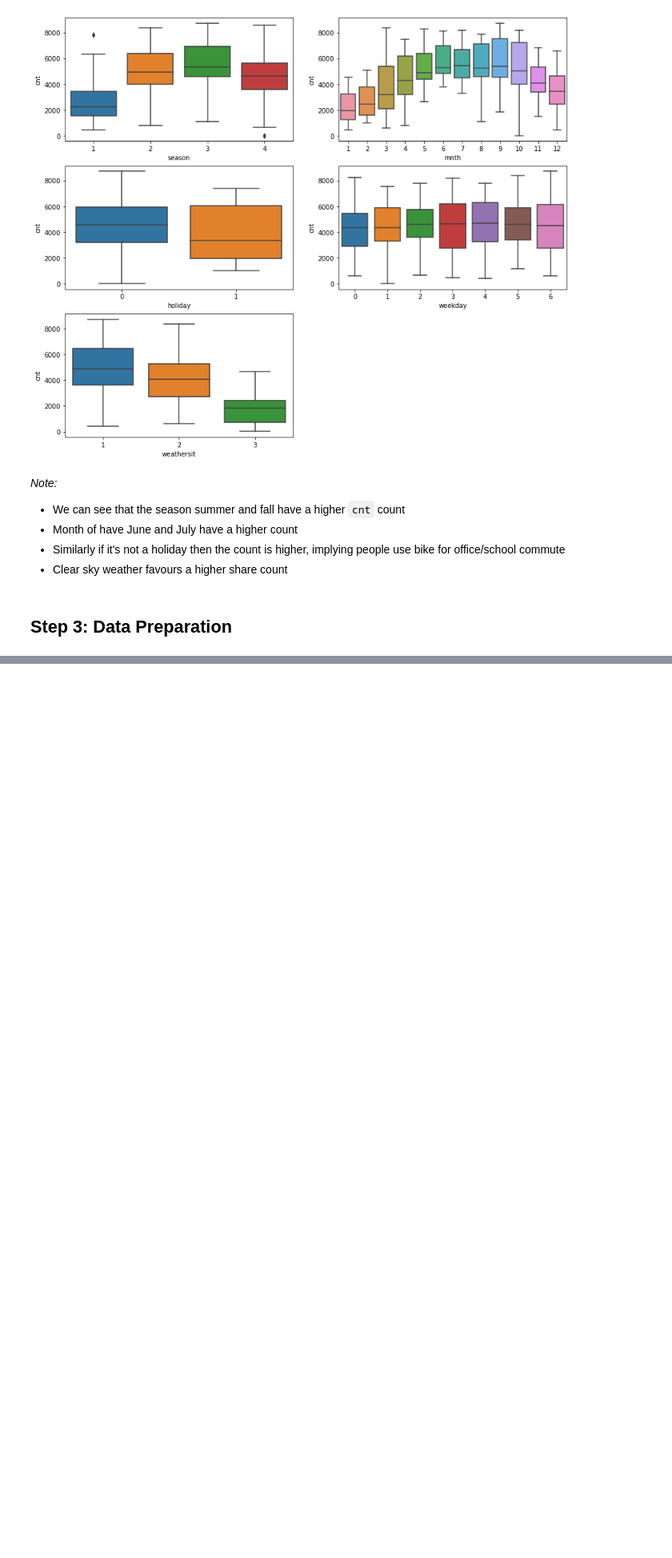
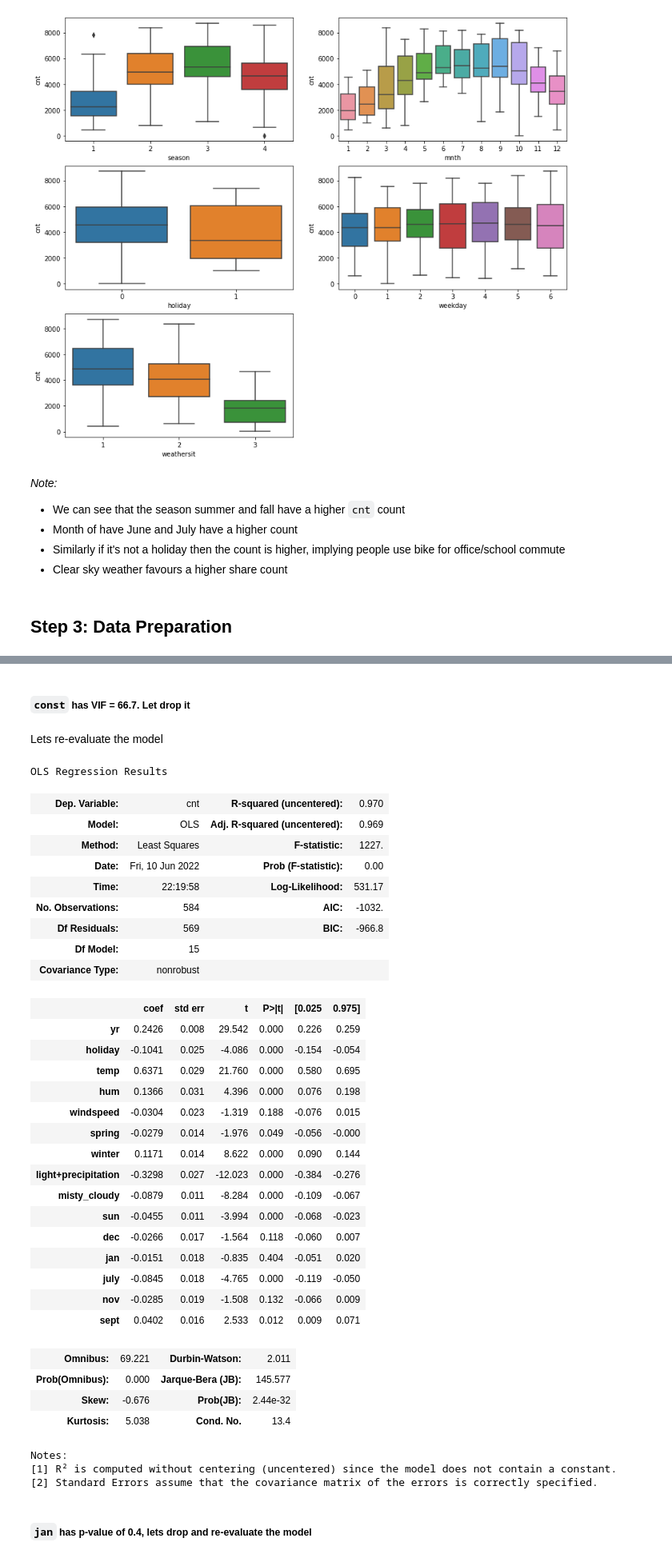
Before and after one commit to jawad360/epgp_course_2_bike_sharing_ass, a Jupyter notebook: bike_sharing.ipynb, the cells around one changed output, grey strips where cells are left out. Shown at 80% size. Saved outputs shown, nothing was run; the diff lists cells and outputs as text; code cells hidden in the pictures; blank space fills up the shorter version.

```diff
--- a/bike_sharing.ipynb
+++ b/bike_sharing.ipynb
@@ -248,0 +493,46 @@ plt.show()
+# %% [markdown]
+##### `const` has **VIF = 66.7**. Let drop it
+# %%
+X_train_rfe.drop(["const"], axis=1, inplace=True)
+# %% [markdown]
+Lets re-evaluate the model
+# %%
+lm = sm.OLS(y_train,X_train_rfe).fit()
+# %%
+lm.summary()
+# %% [output]
+OLS Regression Results
+| Dep. Variable: | cnt | R-squared (uncentered): | 0.970 |
+| Model: | OLS | Adj. R-squared (uncentered): | 0.969 |
+| Method: | Least Squares | F-statistic: | 1227. |
+| Date: | Fri, 10 Jun 2022 | Prob (F-statistic): | 0.00 |
+| Time: | 22:19:58 | Log-Likelihood: | 531.17 |
+| No. Observations: | 584 | AIC: | -1032. |
+| Df Residuals: | 569 | BIC: | -966.8 |
+| Df Model: | 15 |  |  |
+| Covariance Type: | nonrobust |  |  |
+|  | coef | std err | t | P>|t| | [0.025 | 0.975] |
+| yr | 0.2426 | 0.008 | 29.542 | 0.000 | 0.226 | 0.259 |
+| holiday | -0.1041 | 0.025 | -4.086 | 0.000 | -0.154 | -0.054 |
+| temp | 0.6371 | 0.029 | 21.760 | 0.000 | 0.580 | 0.695 |
+| hum | 0.1366 | 0.031 | 4.396 | 0.000 | 0.076 | 0.198 |
+| windspeed | -0.0304 | 0.023 | -1.319 | 0.188 | -0.076 | 0.015 |
+| spring | -0.0279 | 0.014 | -1.976 | 0.049 | -0.056 | -0.000 |
+| winter | 0.1171 | 0.014 | 8.622 | 0.000 | 0.090 | 0.144 |
+| light+precipitation | -0.3298 | 0.027 | -12.023 | 0.000 | -0.384 | -0.276 |
+| misty_cloudy | -0.0879 | 0.011 | -8.284 | 0.000 | -0.109 | -0.067 |
+| sun | -0.0455 | 0.011 | -3.994 | 0.000 | -0.068 | -0.023 |
+| dec | -0.0266 | 0.017 | -1.564 | 0.118 | -0.060 | 0.007 |
+| jan | -0.0151 | 0.018 | -0.835 | 0.404 | -0.051 | 0.020 |
+| july | -0.0845 | 0.018 | -4.765 | 0.000 | -0.119 | -0.050 |
+| nov | -0.0285 | 0.019 | -1.508 | 0.132 | -0.066 | 0.009 |
+| sept | 0.0402 | 0.016 | 2.533 | 0.012 | 0.009 | 0.071 |
+| Omnibus: | 69.221 | Durbin-Watson: | 2.011 |
+| Prob(Omnibus): | 0.000 | Jarque-Bera (JB): | 145.577 |
+| Skew: | -0.676 | Prob(JB): | 2.44e-32 |
+| Kurtosis: | 5.038 | Cond. No. | 13.4 |
+Notes:
+[1] R² is computed without centering (uncentered) since the model does not contain a constant.
+[2] Standard Errors assume that the covariance matrix of the errors is correctly specified.
+# %% [markdown]
+##### `jan` has p-value of 0.4, lets drop and re-evaluate the model
```
Also changed, not shown: parts of 60 cells of this notebook.
